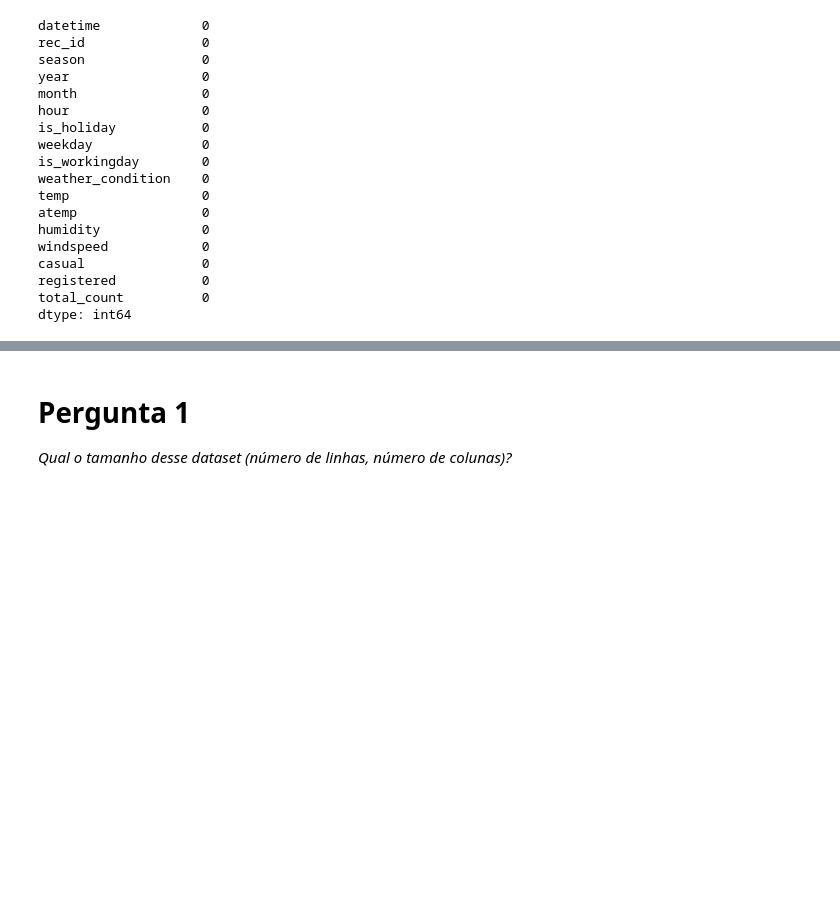
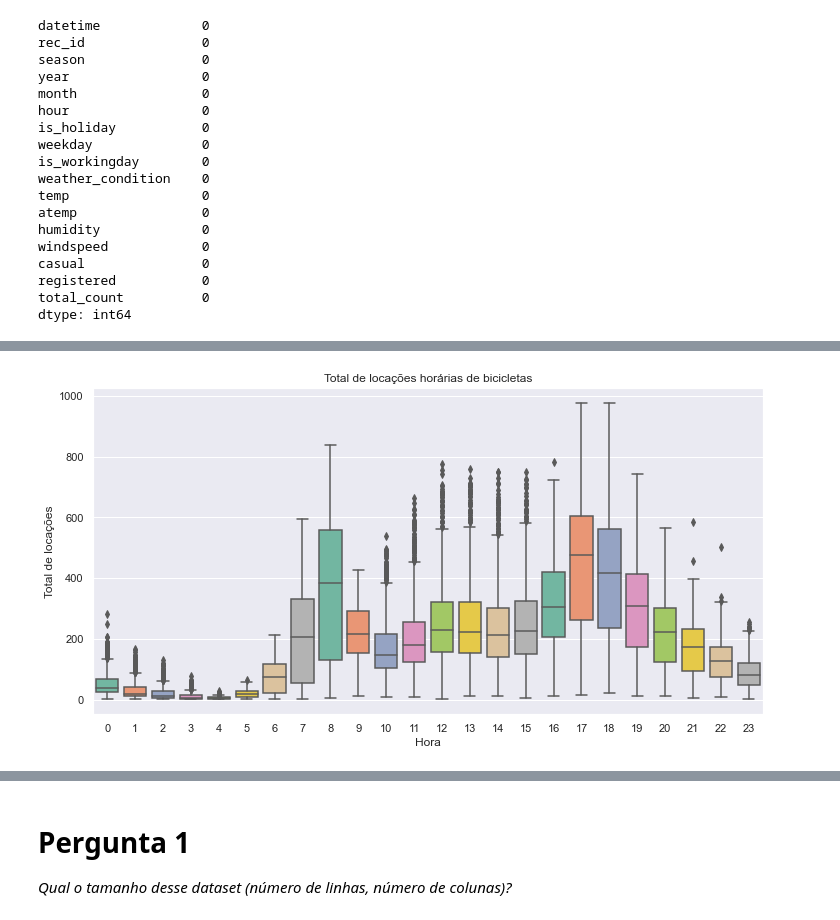
Before and after one commit to alexcamargos/DataScienceBootcampIGTI, a Jupyter notebook: Modulo_1/bike-sharing.ipynb, the cells around one changed output, grey strips where cells are left out. Drawn from its saved outputs; the diff is of its cells as text; code cells hidden in the pictures; blank space fills up the shorter version.

```diff
--- a/Modulo_1/bike-sharing.ipynb
+++ b/Modulo_1/bike-sharing.ipynb
@@ -134,0 +245,8 @@ dtype: int64
+# %%
+# Visualizando os outliers distribuídos ao longo das horas.
+sns.boxplot(data=df_transform, x='hour', y='total_count', palette="Set2")
+plt.title('Total de locações horárias de bicicletas')
+plt.xlabel('Hora')
+plt.ylabel('Total de locações');
+# %% [output]
+[figure, added]
```
Also changed, not shown: parts of 26 cells of this notebook, 1 other file.
